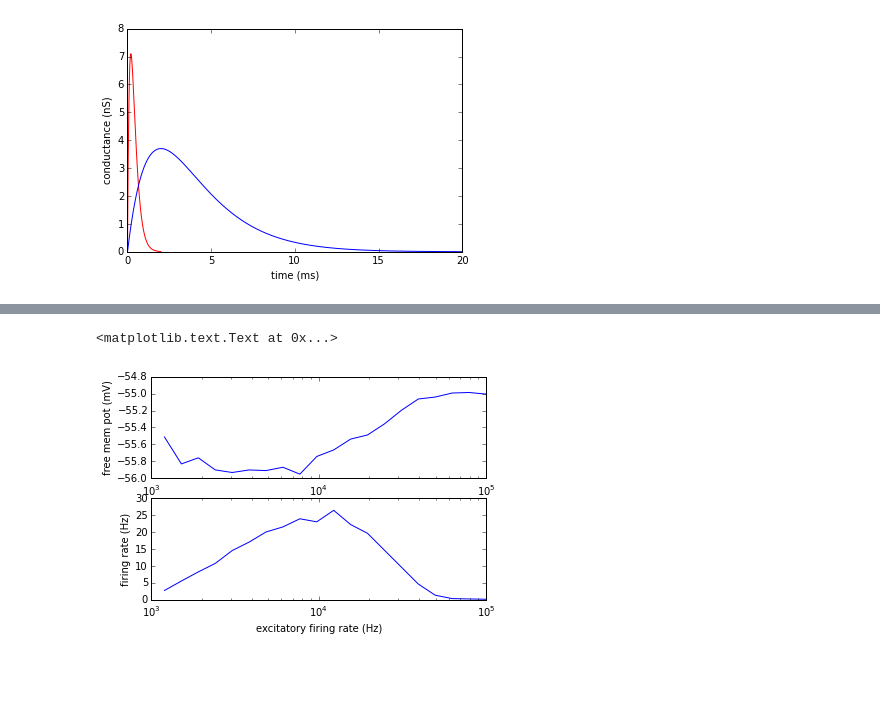
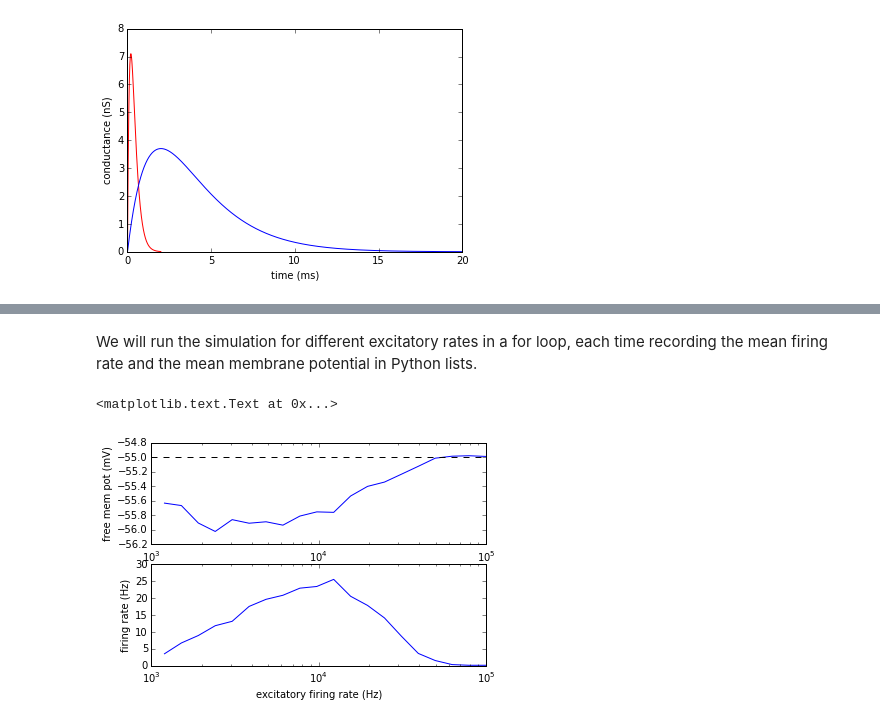
Before and after one commit to btel/python-in-neuroscience-tutorials, a Jupyter notebook: simulating_conductance_based_neuron.ipynb, the cells around one changed output, grey strips where cells are left out. Saved outputs shown, nothing was run; the diff lists cells and outputs as text; code cells hidden in the pictures; blank space fills up the shorter version.

```diff
--- a/simulating_conductance_based_neuron.ipynb
+++ b/simulating_conductance_based_neuron.ipynb
@@ -192,6 +200,6 @@ fr_i = 4473 * Hz     # total firing rate of excitatory population (Hz)
 # %%
-epsp = alpha_psp(dt, B_e, tau_e)
-ipsp = alpha_psp(dt, B_i, tau_i)
+epsp = alpha_psp(B_e, tau_e)
+ipsp = alpha_psp(B_i, tau_i)
 # %%
 t = np.arange(len(epsp)) * dt
 plt.plot(t / ms, epsp / nS, 'r-')
@@ -204,0 +215,7 @@ plt.ylabel('conductance (nS)')
+# %%
+poisson_spikes = np.random.rand(100*ms/dt) < 100 * Hz * dt
+plt.figure(figsize=(10, 0.5))
+plt.subplot(111, frameon=False)
+plt.plot(poisson_spikes)
+plt.xticks([])
+plt.yticks([]);
@@ -250,12 +284,17 @@ def calc_fi(fe, v):
     fi = -((E_e - v)*int_ge * fe + (E_l - v) * g_l)/((E_i - v) * int_gi)
 
     return fi
+# %% [markdown]
+We will run the simulation for different excitatory rates in a for loop, each time recording the mean firing rate and the mean membrane potential in Python lists.
 # %%
 mean_free_pot = []
 firing_rate = []
-exc_rates = np.logspace(np.log10(1200), 5, 20) * Hz
+min_rate, max_rate = np.log10(1200) * Hz, 5 * Hz
+n_points = 20
+target_potential = -55 * mV
+exc_rates = np.logspace(min_rate, max_rate, n_points)
 for fe in exc_rates:
-    fi = calc_fi(fe, -55 * mV)
+    fi = calc_fi(fe, target_potential)
     g_e = shot_noise(fe, epsp, tmax, dt)
     g_i = shot_noise(fi, ipsp, tmax, dt)
     vmem = lif_run(g_e, g_i)
@@ -266,11 +305,12 @@ mean_free_pot = np.array(mean_free_pot)
 # %%
 plt.subplot(211)
 plt.semilogx(exc_rates, mean_free_pot / mV)
+plt.axhline(target_potential / mV, color='k', ls='--')
 plt.ylabel('free mem pot (mV)')
 plt.subplot(212)
 plt.semilogx(exc_rates, firing_rate / Hz)
 plt.ylabel('firing rate (Hz)')
 plt.xlabel('excitatory firing rate (Hz)')
 # %% [output]
 <matplotlib.text.Text at 0x...>
-[figure, old version]
+[figure, new version]
```
Also changed, not shown: parts of 15 cells of this notebook.
